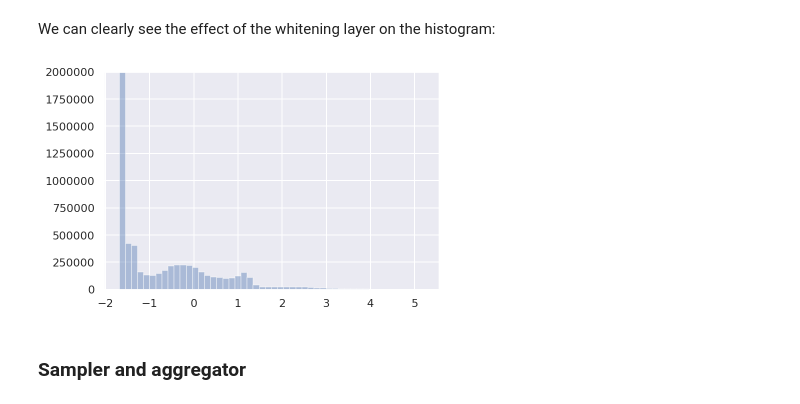
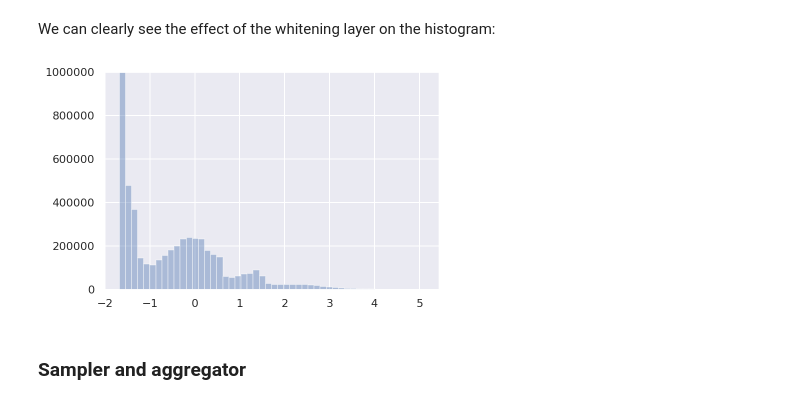
Before and after one commit to fepegar/tf2pt, a Jupyter notebook: MICCAI_2019.ipynb, the cells around one changed output. Saved outputs shown, nothing was run; the diff lists cells and outputs as text; code cells hidden in the pictures.

```diff
--- a/MICCAI_2019.ipynb
+++ b/MICCAI_2019.ipynb
@@ -111,9 +113,12 @@ checkpoint_name = 'model.ckpt-33000'
 checkpoint_path = models_dir / zoo_entry / 'models' / checkpoint_name
 data_dir = niftynet_dir / 'data' / 'OASIS'
 config_path = niftynet_dir / 'extensions' / zoo_entry / 'highres3dnet_config_eval.ini'
-
-state_dict_tf_path = 'state_dict_tf.pth'
-state_dict_pt_path = 'state_dict_pt.pth'
+histogram_landmarks_path = models_dir / zoo_entry / 'databrain_std_hist_models_otsu.txt'
+tempdir = Path(tempfile.gettempdir()) / 'miccai_niftynet_pytorch'
+tempdir.mkdir(exist_ok=True)
+csv_tf_path = tempdir / 'variables_tf.csv'
+state_dict_tf_path = tempdir / 'state_dict_tf.pth'
+state_dict_pt_path = tempdir / 'state_dict_pt.pth'
 
 pd.set_option('display.max_colwidth', -1)  # do not truncate strings when displaying data frames
 pd.set_option('display.max_rows', None)    # show all rows
@@ -382,7 +366,7 @@ We use [MRI histogram standardization](https://ieeexplore.ieee.org/document/8363
 hist_norm = HistogramNormalisationLayer(
     image_name='image',
     modalities=['Modality0'],
-    model_filename=config['NETWORK']['histogram_ref_file'],
+    model_filename=str(histogram_landmarks_path),
     binary_masking_func=binary_masking_func,
     cutoff=(0.001, 0.999),
     name='hist_norm_layer',
@@ -407,0 +386,6 @@ visualization.plot_volume(image_data_dict['image'])
+# %%
+reader = ImageReader().initialise(data_parameters)
+reader.add_preprocessing_layers(preprocessing_layers)
+_, image_data_dict, _ = reader()
+preprocessed_image = image_data_dict['image']
+visualization.plot_volume(preprocessed_image, title='Preprocessed image')
@@ -408,10 +394,9 @@ visualization.plot_volume(image_data_dict['image'])
 # %% [markdown]
 We can clearly see the effect of the whitening layer on the histogram:
 # %%
-visualization.plot_histogram(image_data_dict['image'], kde=False)
-plt.ylim([0, 2e6]);
+visualization.plot_histogram(preprocessed_image, kde=False, ylim=(0, 1e6))
 # %% [output]
-[figure, old version]
+[figure, new version]
 # %% [markdown]
 ### Sampler and aggregator
 # %% [markdown]
```
Also changed, not shown: parts of 53 cells of this notebook, 4 other files.
